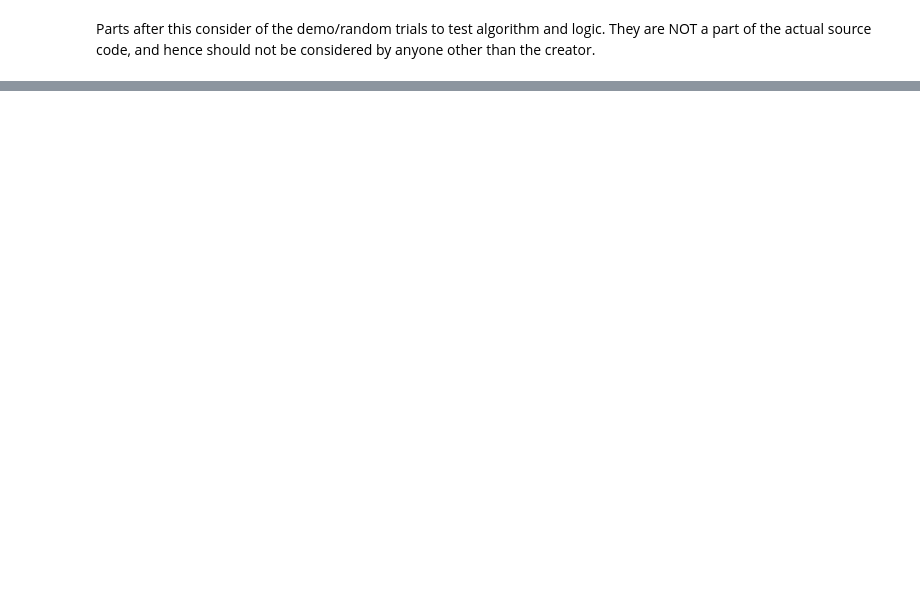
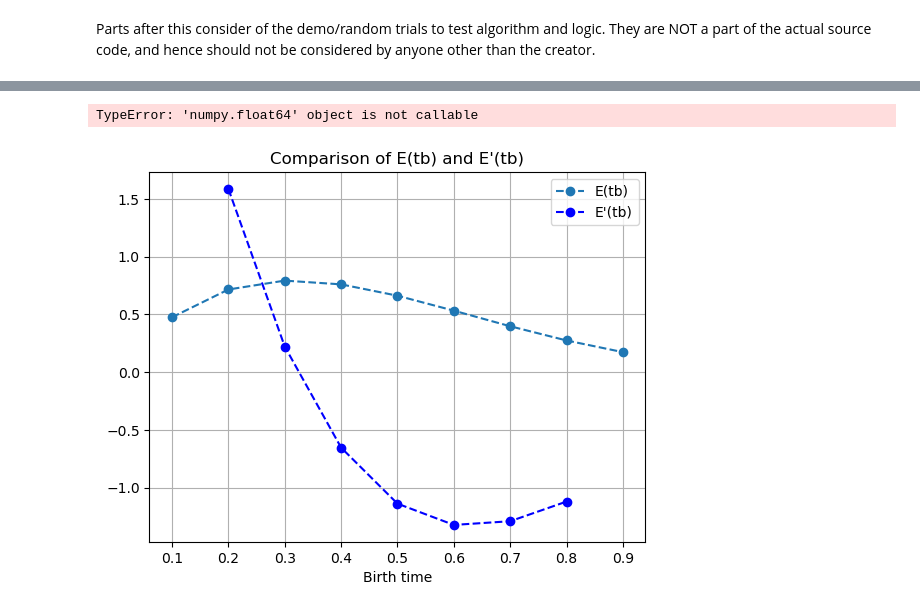
Before and after one commit to SoumyajeetMazumdar/CQMPP, a Jupyter notebook: #1/assignment1_2.ipynb, the cells around one changed output, grey strips where cells are left out. Cells and saved outputs as stored; diff of their text form; code cells hidden in the pictures; blank space fills up the shorter version.

```diff
--- a/#1/assignment1_2.ipynb
+++ b/#1/assignment1_2.ipynb
@@ -106,0 +161,39 @@ for tb in tb_range:
+# %%
+# T_return, Tbirth
+# E_recoll, from the above recollision data
+
+plt.plot(T_birth, E_recoll, "--o", label="E(tb)")
+
+T_birth, E_recoll
+
+# Central difference method for derivative
+def central_difference_data(x, y):
+    derivatives = []
+    h = x[1] - x[0]  # Assuming uniform spacing
+
+    for i in range(1, len(x) - 1):
+        derivative = (y[i+1] - y[i-1]) / (2 * h)
+        derivatives.append(derivative)
+
+    return derivatives
+
+E_recoll_prime = central_difference_data(T_birth, E_recoll);
+plt.plot(T_birth[1:-1], E_recoll_prime, "--ob", label="E'(tb)")
+plt.legend()
+plt.grid()
+plt.title("Comparison of E(tb) and E'(tb)")
+plt.xlabel("Birth time")
+# plt.show()
+
+# Finding the exact point where E'(tb) = 0 for Maxima
+def E_prime_analytical(tb): # 0.5*v*v
+    tr = bisection_method(tb, 2, 6) # return time is between (2,6)
+    return 0.5*v(tr, tb)**2
+
+for x in T_birth[1:-1]:
+    plt.plot(x, E_prime_analytical(x), "ok")
+
+tb_range = np.linspace(0.0, 1.0, 100) # since E'(tb) has root between this as show by this graph below
+# %% [output]
+TypeError: 'numpy.float64' object is not callable
+[figure, added]
```
Also changed, not shown: parts of 3 cells of this notebook, 2 other files.
